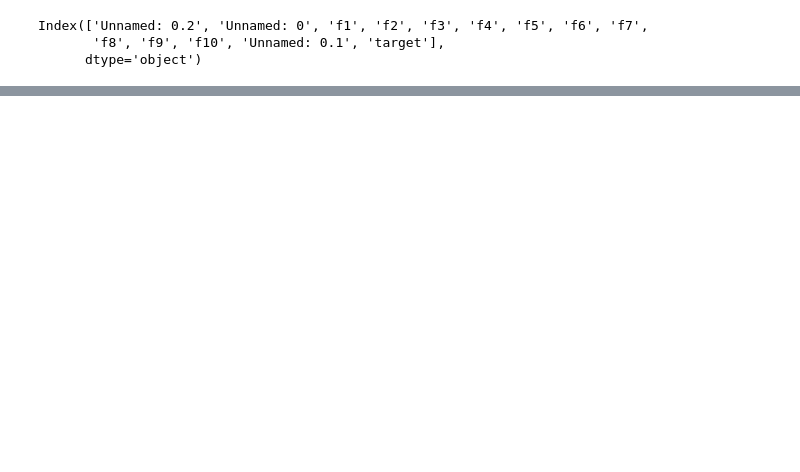
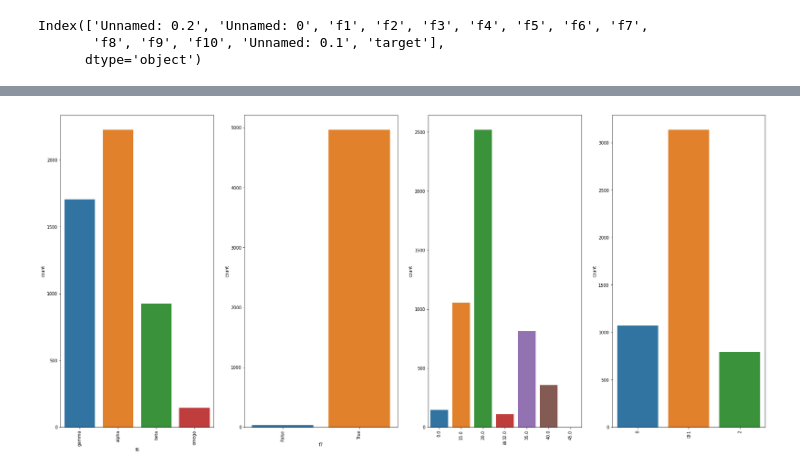
Before and after one commit to FaizaMehboob/02-04-2022, a Jupyter notebook: 08_flight_prediction.ipynb, the cells around one changed output, grey strips where cells are left out. Drawn from its saved outputs; the diff is of its cells as text; code cells hidden in the pictures; blank space fills up the shorter version.

```diff
--- a/08_flight_prediction.ipynb
+++ b/08_flight_prediction.ipynb
@@ -134,0 +189,6 @@ cat_list = ['f2', 'f3', 'f6', 'f8', 'f9', 'f10']
+# %%
+# convert them into dateandtime objects
+from datetime import date,datetime
+df['f1'] = pd.to_datetime(df['f1'])
+df['f4'] = pd.to_datetime(df['f4'])
+df['f5'] = pd.to_datetime(df['f5'])
@@ -134,0 +214,4 @@ cat_list = ['f2', 'f3', 'f6', 'f8', 'f9', 'f10']
+# %%
+# adding columns after substraction
+df.insert(0, "time_to_dep", ((df['f4']-df['f1']).astype('timedelta64[s]')), True)
+df.insert(1, "travel_time(s)", ((df['f5']-df['f4']).astype('timedelta64[s]')), True)
@@ -134,0 +242,2 @@ cat_list = ['f2', 'f3', 'f6', 'f8', 'f9', 'f10']
+# %%
+df = df.rename(columns={'f12' : 'f1'})
@@ -134,0 +253,15 @@ cat_list = ['f2', 'f3', 'f6', 'f8', 'f9', 'f10']
+# %%
+cat_cols = ['f6', 'f7','f8','f9']
+num_cols = ['time_to_dep(s)', 'travel_time(s)']
+# %%
+# Plotting categorical count plot
+c=1
+plt.figure(figsize= (30, 30))
+for i in cat_cols:
+    plt.subplot(2,4,c)
+    sns.countplot(df[i])
+    plt.xticks(rotation=90)
+    c= c+1
+plt.show()
+# %% [output]
+[figure, added]
```
Also changed, not shown: parts of 14 cells of this notebook, 4 other files.
